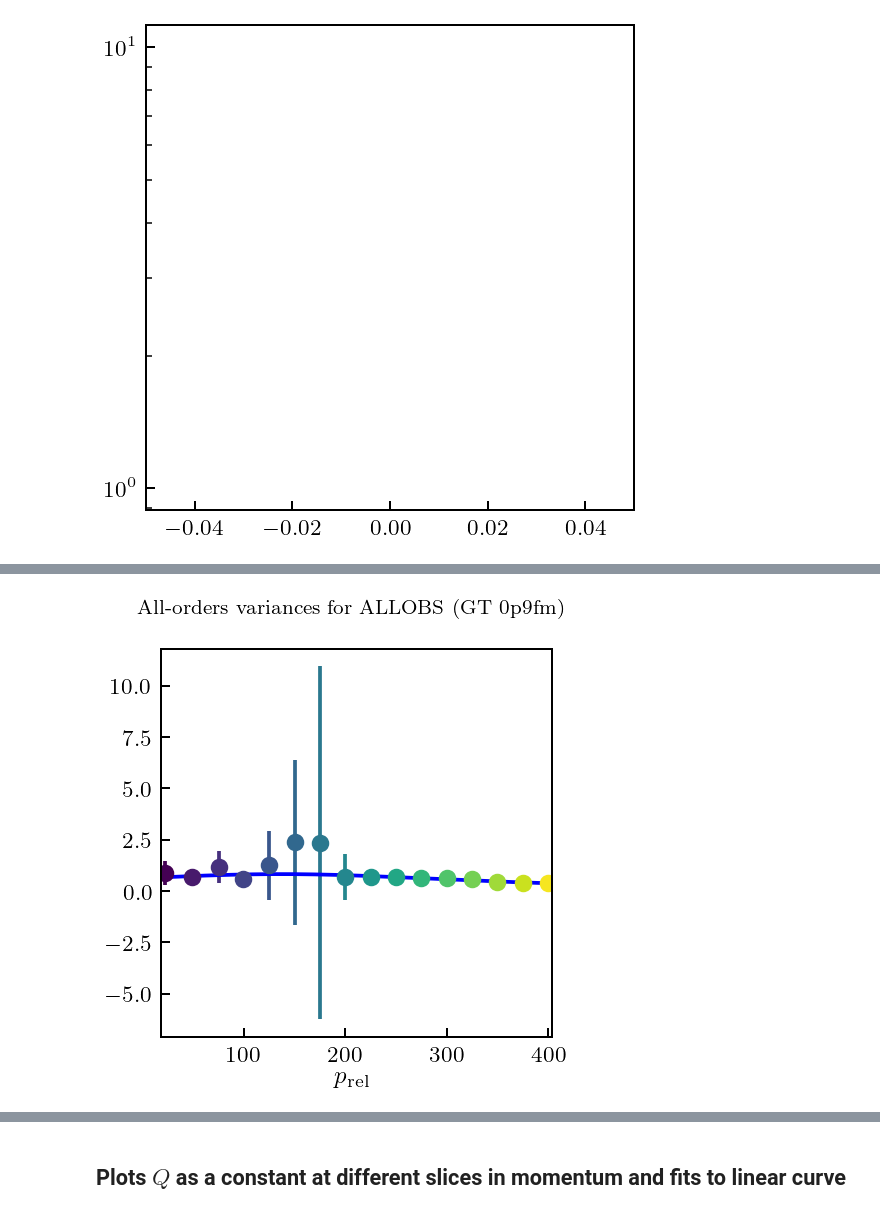
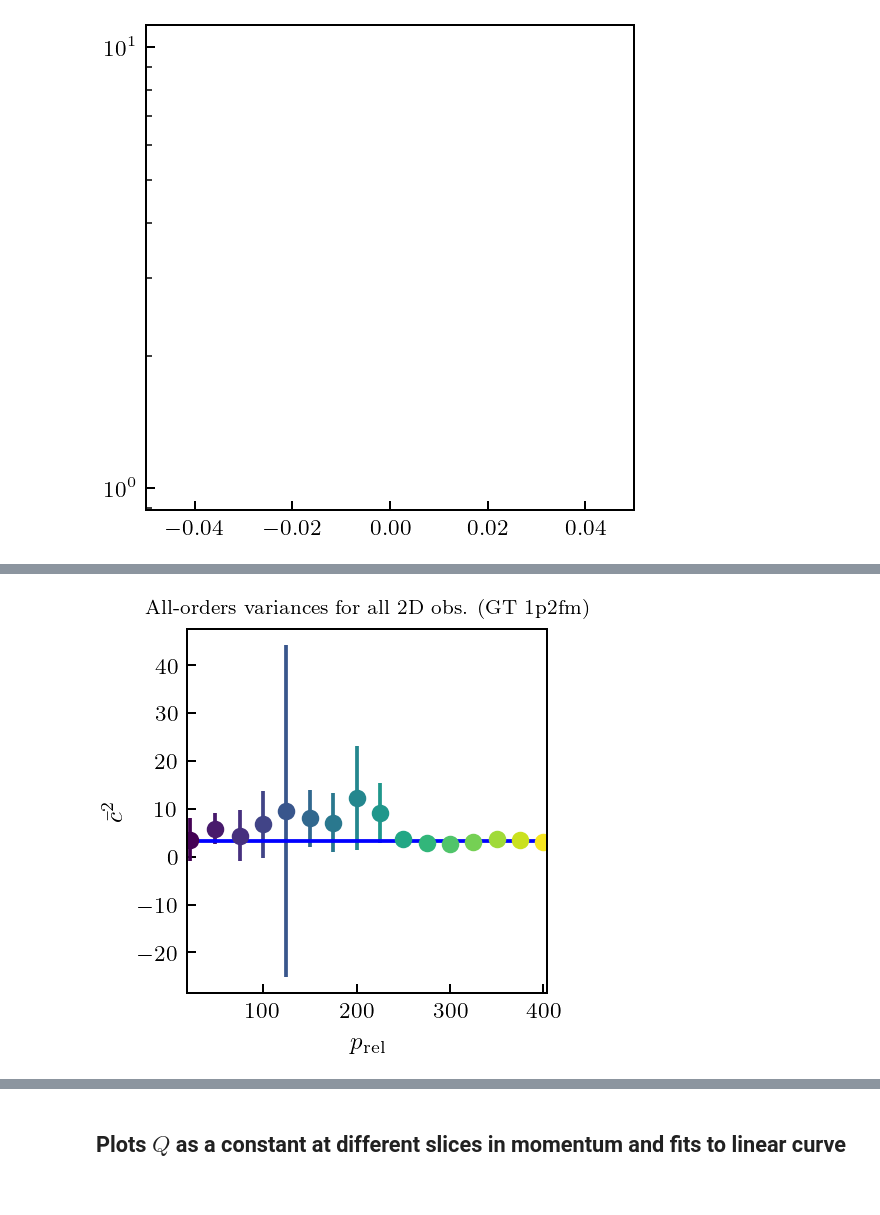
Before and after one commit to buqeye/modern_nn_potentials, a Jupyter notebook: notebooks/paper_figures_2.ipynb, the cells around one changed output, grey strips where cells are left out. Saved outputs shown, nothing was run; the diff lists cells and outputs as text; code cells hidden in the pictures.

```diff
--- a/notebooks/paper_figures_2.ipynb
+++ b/notebooks/paper_figures_2.ipynb
@@ -441,5 +624,5 @@ fig_fit_sgt_ho.savefig('figures2/' + 'Lambdab_vs_meff_sgt_ho')
 #### Sets meshes and extracts coefficients from the data for a particular observable and potential
 # %%
 # sets the potential of interest
-ScaleScheme = GT0p9fm
+ScaleScheme = GT1p2fm
 # %%
@@ -786,12 +969,6 @@ norm_tlab = mpl.colors.Normalize(vmin=np.min(t_lab_input), vmax=np.max(t_lab_inp
 # %%
 axs_tlab_var_all_array = np.array([])
 axs_tlab_var_all_stddev_array = np.array([])
-
-# def power_with_offset(x, a, b):
-#     return a + b * x**(2)
-
-def power_series(x, a, b, c, d, e):
-    return a + b * x**(1) + c * x**(2) + d * x**(3) + e * x**(4)
 
 def lorentzian(x, k, delta, M):
     R = np.max(x) - np.min(x)
@@ -799,13 +976,16 @@ def lorentzian(x, k, delta, M):
 
 # obs_var_name_array_name = obs_data_name
 # obs_var_name_array = [obs_var_name_array_name]
+# obs_var_label_array = [obs_data_label]
 obs_var_name_array_name = "ALLOBS"
 obs_var_name_array = ["DSG", "D", "AXX", "AYY", "A", "AY"]
+obs_var_label_array = ["all 2D obs."]
 
 # create figure with n_orders subplots
 fig_tlab_var_all, axs_tlab_var_all = plt.subplots(1, 1, sharex = True, sharey=True, figsize=(2.8, 2.8))
-fig_tlab_var_all.supxlabel(t_lab_label, size = 10)
-fig_tlab_var_all.suptitle('All-orders variances for ' + obs_var_name_array_name + " (" +
+axs_tlab_var_all.set_xlabel(t_lab_label, size = 10)
+axs_tlab_var_all.set_ylabel(r"$\bar{c}^{2}$", size = 10)
+axs_tlab_var_all.set_title('All-orders variances for ' + obs_var_label_array[0] + " (" +
              ScaleScheme.potential_string + " " + ScaleScheme.cutoff_string + ")", size = 8)
 # axs_tlab_var_all.semilogx()
 # axs_tlab_var_all.semilogy()
@@ -844,56 +1024,28 @@ for ovna_idx, ovna in enumerate(obs_var_name_array):
             n_restarts_optimizer=100,
             random_state=None,
             sd=None)
+
+        # fits the GP
         gp.fit(X_train_deg,
                np.reshape(coeffs_surfaces_ovna[:, np.isin(t_lab_input, t), :].T,
                           (len(degrees),
                            np.shape(coeffs_surfaces_ovna)[0]))[np.isin(degrees_input, X_train_deg), :])
-    #     ls_fit = np.exp(gp.kernel_.theta)
-    #     mean_test, stddev_test = mean_and_stddev(gp.ls_input_values, gp.ls_lml_values)
-    #     print(mean_test)
-    #     print(stddev_test)
-    #     ls_opt_array = np.exp(np.concatenate(gp.ls_optima_values[:, 0]).ravel())
-    #     print(ls_opt_array)
-    #     print(np.std(ls_opt_array))
-    #     axs_tlab_ls_all.scatter(t,
-    #                 ls_fit,
-    #                 c = mpl.cm.ScalarMappable(norm=norm_tlab, cmap=cmap_tlab).to_rgba(t))
-    #     axs_tlab_ls_all_array = np.append(axs_tlab_ls_all_array, ls_fit)
-    #     pred, std = gp.predict(X_deg, return_std=True)
-        # extracts the variance
+
+        # extracts the variance and assesses its error bars as scaled-inverse-chi-squared-distributed
         underlying_std = gp.cov_factor_
-        # calculates the 1-sigma error bars on the variance
         stddev_underlying_std = underlying_std * np.sqrt(2 / (gp.df_ - 4))
-        # plots variance with 1-sigma error bars
-#         axs_tlab_var_all.errorbar(t,
-#                     underlying_std,
-#                     yerr = stddev_underlying_std,
-#                     c = mpl.cm.ScalarMappable(norm=norm_tlab, cmap=cmap_tlab).to_rgba(t),
-#                     fmt = 'o')
+
         # appends variance values to an array
         axs_tlab_var_all_array = np.append(axs_tlab_var_all_array, underlying_std)
         axs_tlab_var_all_stddev_array = np.append(axs_tlab_var_all_stddev_array, stddev_underlying_std)
 
-# # eliminates an outlier for fitting
-# outlier_mask = np.ones(len(t_lab_subset), dtype = bool)
-# # outlier_mask[3] = False
-# print(t_lab_subset[outlier_mask])
-
-# fits the points to a line
-# popt, pcov = scipy.optimize.curve_fit(power_series, t_lab_subset[outlier_mask],
-#                                     axs_tlab_var_all_array[outlier_mask],
-# #                                     sigma = axs_tlab_var_all_stddev_array
-#                                      )
-# popt, pcov = curve_fit(lorentzian, t_lab_subset,
-#                                     axs_tlab_var_all_array,
-#                                     sigma = axs_tlab_var_all_stddev_array
-#                                      )
+# reshapes arrays in preparation for plotting
 axs_tlab_var_all_array = np.reshape(axs_tlab_var_all_array,
                                     (len(obs_var_name_array), len(t_lab_subset)))
-print(axs_tlab_var_all_array)
 axs_tlab_var_all_stddev_array = np.reshape(axs_tlab_var_all_stddev_array,
                                     (len(obs_var_name_array), len(t_lab_subset)))
 
+# plots variances with error bars
 for t in t_lab_subset:
     axs_tlab_var_all.errorbar(t,
                     (np.prod(axs_tlab_var_all_array, axis = 0)**(1 / len(obs_var_name_array)))[np.isin(t_lab_subset, t)],
@@ -901,42 +1053,27 @@ for t in t_lab_subset:
                     c = mpl.cm.ScalarMappable(norm=norm_tlab, cmap=cmap_tlab).to_rgba(t),
                     fmt = 'o')
 
+# fits variances to Lorentzian
 popt, pcov = curve_fit(lorentzian, t_lab_subset,
                                     np.prod(axs_tlab_var_all_array, axis = 0)**(1 / len(obs_var_name_array)),
                                     sigma = np.sum(axs_tlab_var_all_stddev_array, axis = 0) / len(obs_var_name_array)
                                      )
 # plots the line of best fit
 axs_tlab_var_all.plot(t_lab_input,
-#             power_series(t_lab_input, *popt),
-#             color = "red",
             lorentzian(t_lab_input, *popt),
             color = "blue",
-#            label = orders_labels_dict[len(ScaleSchemeQ_list[ss_idx].orders_full) - orders_ell + o_idx + 1] +
-# #                     rf": $\Lambda_{{b}} = {popt[0]:3.0f}\,\mathrm{{MeV}}, m_{{\mathrm{{eff}}}} = {popt[1]:3.0f}\,\mathrm{{MeV}}$",
-#             rf": $({popt[0]:2.0f} \pm {np.sqrt(pcov[0, 0]):2.0f}) x \wedge ({popt[1]:1.1f} \pm {np.sqrt(pcov[1, 1]):1.1f})$",
             )
 # prints the best fit values
-# print("offset = " + str(popt[0]) + " +/- " + str(np.sqrt(pcov[0, 0])))
-# print("scaling = " + str(popt[1]) + " +/- " + str(np.sqrt(pcov[1, 1])))
-# print("constant = " + str(popt[0]) + " +/- " + str(np.sqrt(pcov[0, 0])))
-# print("linear = " + str(popt[1]) + " +/- " + str(np.sqrt(pcov[1, 1])))
-# print("quadratic = " + str(popt[2]) + " +/- " + str(np.sqrt(pcov[2, 2])))
-# print("cubic = " + str(popt[3]) + " +/- " + str(np.sqrt(pcov[3, 3])))
-# print("quartic = " + str(popt[4]) + " +/- " + str(np.sqrt(pcov[4, 4])))
 print("scaling = " + str(popt[0]) + " +/- " + str(np.sqrt(pcov[0, 0])))
 print("fractional offset = " + str(popt[1]) + " +/- " + str(np.sqrt(pcov[1, 1])))
 print("magnitude = " + str(popt[2]) + " +/- " + str(np.sqrt(pcov[2, 2])))
 
-# axs_tlab_var_all.errorbar(np.tile(t_lab_subset, len(obs_var_name_array)),
-#                           axs_tlab_var_all_array / lorentzian(np.tile(t_lab_subset, len(obs_var_name_array)), *popt),
-#                          c = 'deepskyblue',
-#                          fmt='o')
-
-
+# sets x-axis limits
 axs_tlab_var_all.set_xlim(left = np.min(t_lab_subset) - 0.01 * (np.max(t_lab_subset) - np.min(t_lab_subset)),
                          right = np.max(t_lab_subset) + 0.01 * (np.max(t_lab_subset) - np.min(t_lab_subset)))
 
-# saves figures
+fig_tlab_var_all.tight_layout()
+# saves figure
 fig_tlab_var_all.savefig('figures2/' + 'var' + '_' + 'tlab_slices' + '_' + 'allorders' + '_' +
                     ScaleScheme.potential_string + ScaleScheme.cutoff_string + '_' +
                     obs_var_name_array_name + '_Q' + Q_type + '_' + p_type + '_' + t_lab_name + '_' +
@@ -962,4 +1099,4 @@ magnitude = 0.821466215451604 +/- 0.07285020795404278
-[figure, old version]
+[figure, new version]
 # %%
 # data on power-law best-fit magnitude and exponent from all 2D observables
 # SMS 550 MeV
```
Also changed, not shown: parts of 44 cells of this notebook, 28 other files.
